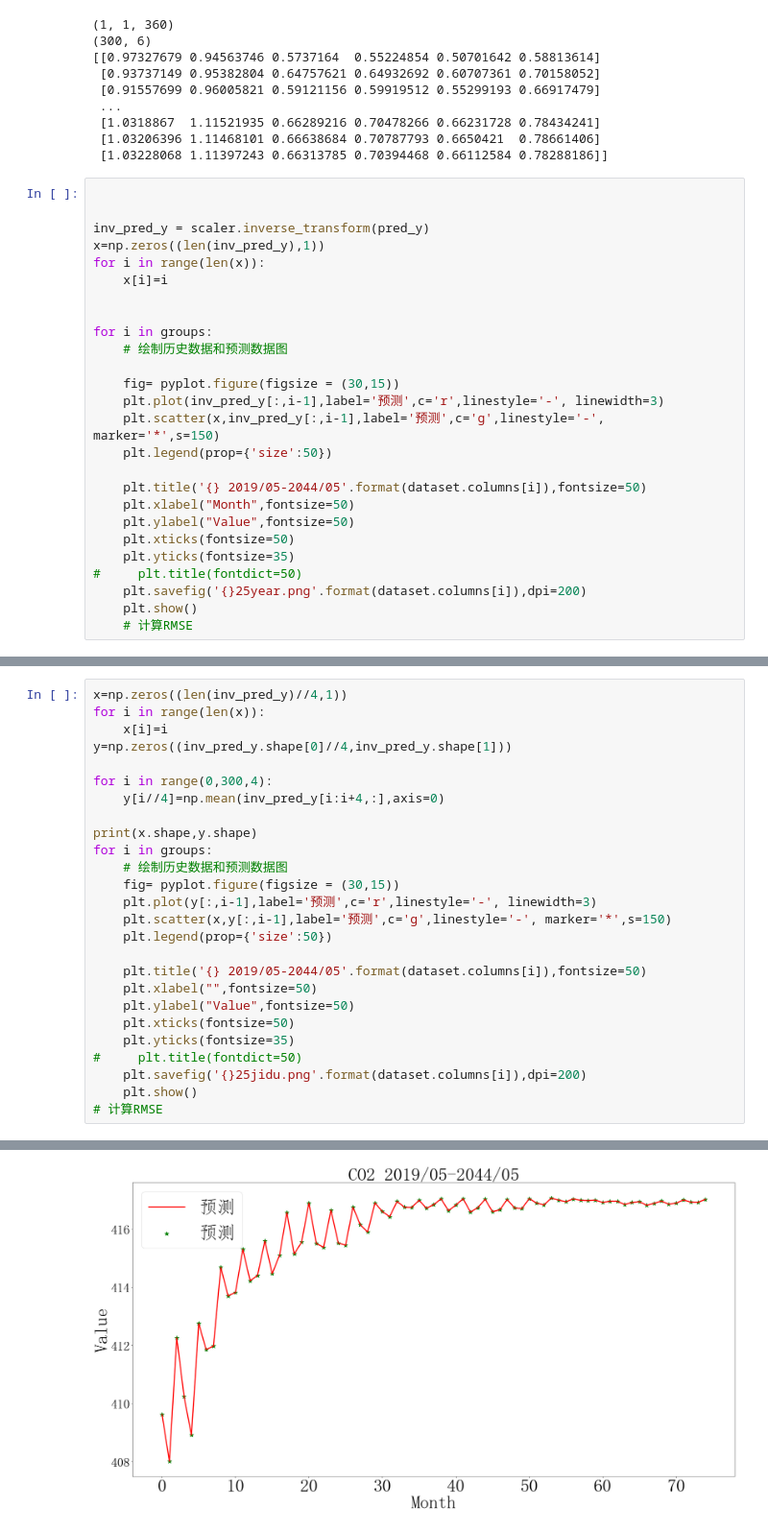
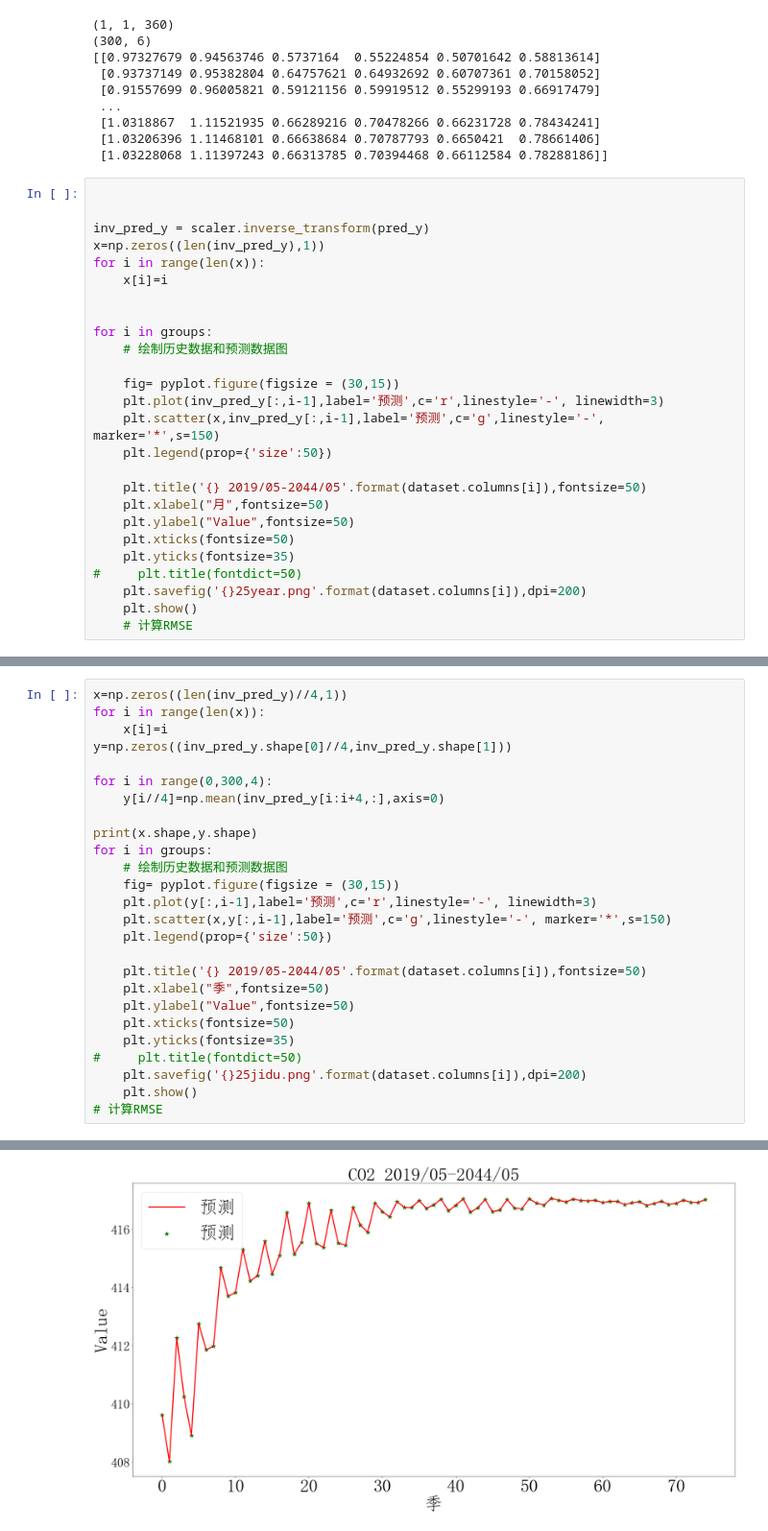
Before and after one commit to WPKENAN/shumo, a Jupyter notebook: pro2/多周期60.ipynb, the cells around one changed output, grey strips where cells are left out. Shown at 96% size. Saved outputs shown, nothing was run; the diff lists cells and outputs as text.

```diff
--- a/pro2/多周期60.ipynb
+++ b/pro2/多周期60.ipynb
@@ -275,7 +276,7 @@ for i in groups:
     plt.legend(prop={'size':50})
 
     plt.title('{} 2019/05-2044/05'.format(dataset.columns[i]),fontsize=50)
-    plt.xlabel("Month",fontsize=50)
+    plt.xlabel("月",fontsize=50)
     plt.ylabel("Value",fontsize=50)
     plt.xticks(fontsize=50)
     plt.yticks(fontsize=35)
@@ -293,29 +294,29 @@ for i in groups:
 # %%
 x=np.zeros((len(inv_pred_y)//4,1))
 for i in range(len(x)):
     x[i]=i
 y=np.zeros((inv_pred_y.shape[0]//4,inv_pred_y.shape[1]))
 
 for i in range(0,300,4):
     y[i//4]=np.mean(inv_pred_y[i:i+4,:],axis=0)
 
 print(x.shape,y.shape)
 for i in groups:
     # 绘制历史数据和预测数据图
     fig= pyplot.figure(figsize = (30,15))
     plt.plot(y[:,i-1],label='预测',c='r',linestyle='-', linewidth=3)
     plt.scatter(x,y[:,i-1],label='预测',c='g',linestyle='-', marker='*',s=150)
     plt.legend(prop={'size':50})
 
     plt.title('{} 2019/05-2044/05'.format(dataset.columns[i]),fontsize=50)
-    plt.xlabel("",fontsize=50)
+    plt.xlabel("季",fontsize=50)
     plt.ylabel("Value",fontsize=50)
     plt.xticks(fontsize=50)
     plt.yticks(fontsize=35)
 #     plt.title(fontdict=50)
     plt.savefig('{}25jidu.png'.format(dataset.columns[i]),dpi=200)
     plt.show()
 # 计算RMSE
 # %% [output]
 (75, 1) (75, 6)
-[figure, old version]
+[figure, new version]
```
Also changed, not shown: parts of 4 cells of this notebook, 1 other file.
